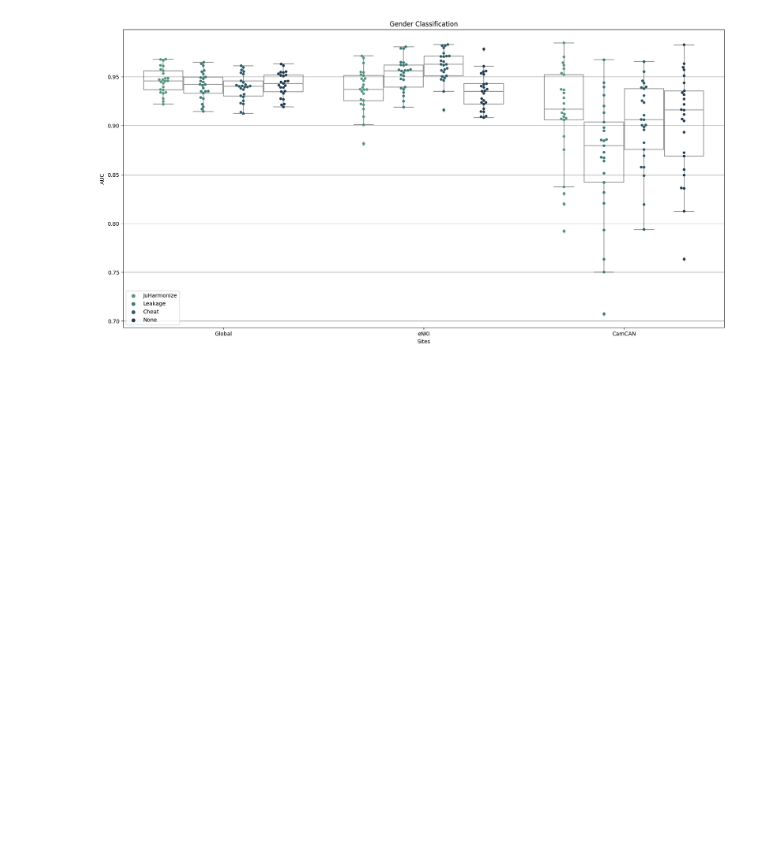
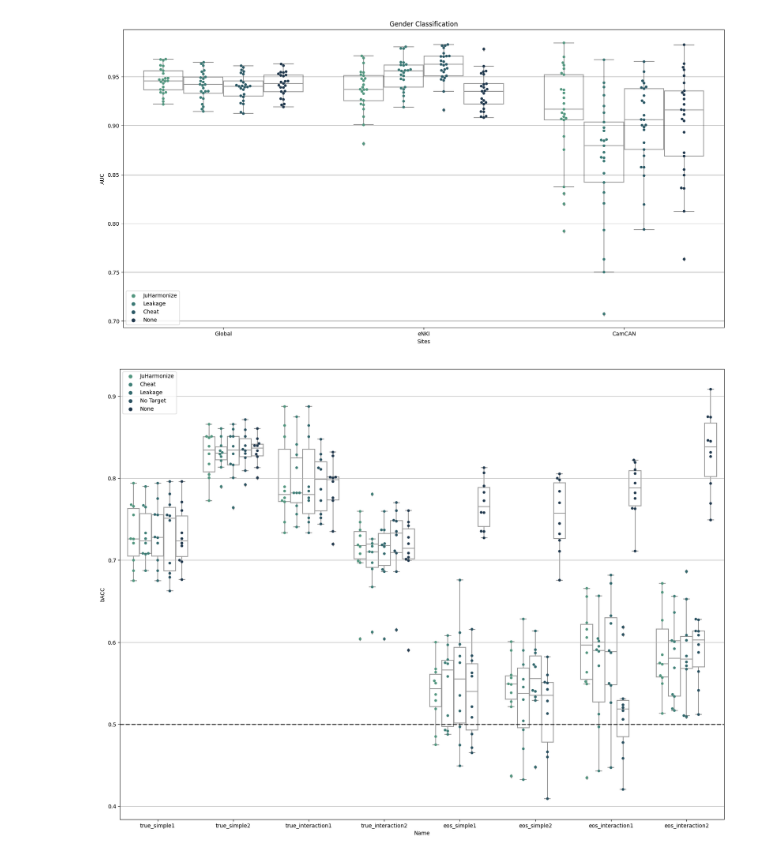
Before and after one commit to juaml/harmonize_project, a Jupyter notebook: 3_check_results/classification_plots.ipynb, the cells around one changed output. Saved outputs shown, nothing was run; the diff lists cells and outputs as text; code cells hidden in the pictures; blank space fills up the shorter version.

```diff
--- a/3_check_results/classification_plots.ipynb
+++ b/3_check_results/classification_plots.ipynb
@@ -286,3 +286,33 @@ plt.grid(alpha=0.5, axis="y", c="black")
 plt.show()
 # %% [output]
 [figure]
+# %%
+import pandas as pd
+results = pd.read_csv("/home/nnieto/Nico/Harmonization/results_classification/MAREoS/results_RF_MAREoS_complete.csv")         # noqa
+fig, ax = plt.subplots(1, 1, figsize=[20, 15])
+
+harm_methods = ["JuHarmonize", "Cheat", "Leakage", "No Target", "None"]
+pal = sbn.cubehelix_palette(len(harm_methods), rot=-.5, light=0.5, dark=0.2)
+
+sbn.swarmplot(
+    data=results,
+    x="Name", y="bACC", hue="Method",
+    hue_order=harm_methods,
+    dodge=True, ax=ax,
+    palette=pal
+)
+
+sbn.boxplot(
+    data=results, color="w", zorder=1,
+    x="Name", y="bACC", hue="Method",
+    hue_order=harm_methods,
+    dodge=True, ax=ax, palette=["w"]*len(harm_methods)
+)
+handles, labels = ax.get_legend_handles_labels()
+ax.legend(handles[:len(harm_methods)], labels[:len(harm_methods)])
+ax.axhline(0.5, lw=2, color="k",
+           ls="--", alpha=0.7, label="Chance level")
+plt.grid(axis="y")
+plt.show()
+# %% [output]
+[figure, added]
```
Also changed, not shown: 4 other files.
